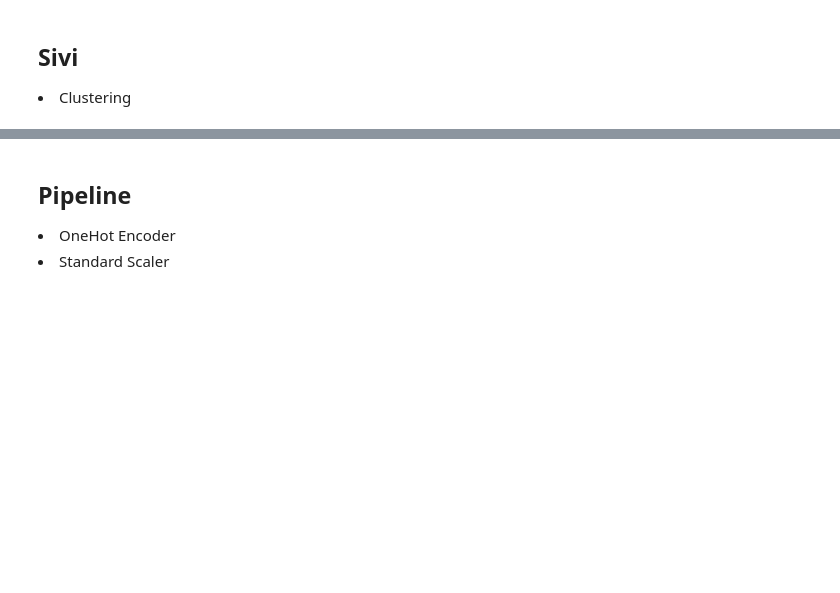
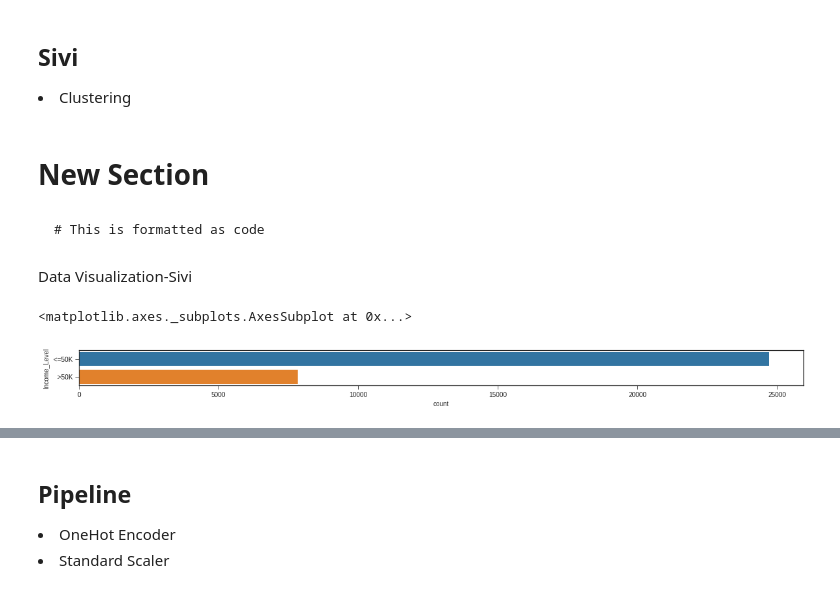
Before and after one commit to MaxSMCON/Group07, a Jupyter notebook: Group_7_ML.ipynb, the cells around one changed output, grey strips where cells are left out. Saved outputs shown, nothing was run; the diff lists cells and outputs as text; code cells hidden in the pictures; blank space fills up the shorter version.

````diff
--- a/Group_7_ML.ipynb
+++ b/Group_7_ML.ipynb
@@ -79,0 +82,2 @@ data
+# %%
+df=data
@@ -95,0 +138,4 @@ data
+# %%
+#Code to replace "?" with Other for the three Columns
+df = df.replace({'Occupation': '\?', 'Native_Country': '\?','Work_Class':'\?' },
+    {'Occupation': 'Other', 'Native_Country': 'Other', 'Work_Class': 'Other'}, regex=True)
@@ -95,0 +195,6 @@ data
+# %%
+#Code to Create a column that defined the Hours worked Per week classified as More and Less than 60 Hours per Week
+
+df["Hours_Per_Wk"] = pd.to_numeric(df["Hours_Per_Wk"])
+# %%
+df['Hour_Class']=pd.cut(df['Hours_Per_Wk'],bins=[0,60,99],labels=["Less","More"])
@@ -107,3 +221,13 @@ data
 # %% [markdown]
 ## Sivi
 <li> Clustering
+# %% [markdown]
+# New Section
+# %% [markdown]
+
+
+```SIVI to do Data visualization
+# This is formatted as code
+```
+# %% [markdown]
+Data Visualization-Sivi
@@ -109,0 +236,7 @@ data
+# %%
+fig=plt.figure(figsize=(20,1))
+plt.style.use('seaborn-ticks')
+sns.countplot(y='Income_Level',data=df,order=df['Income_Level'].value_counts().index)
+# %% [output]
+<matplotlib.axes._subplots.AxesSubplot at 0x...>
+[figure, added]
````
Also changed, not shown: parts of 67 cells of this notebook.
